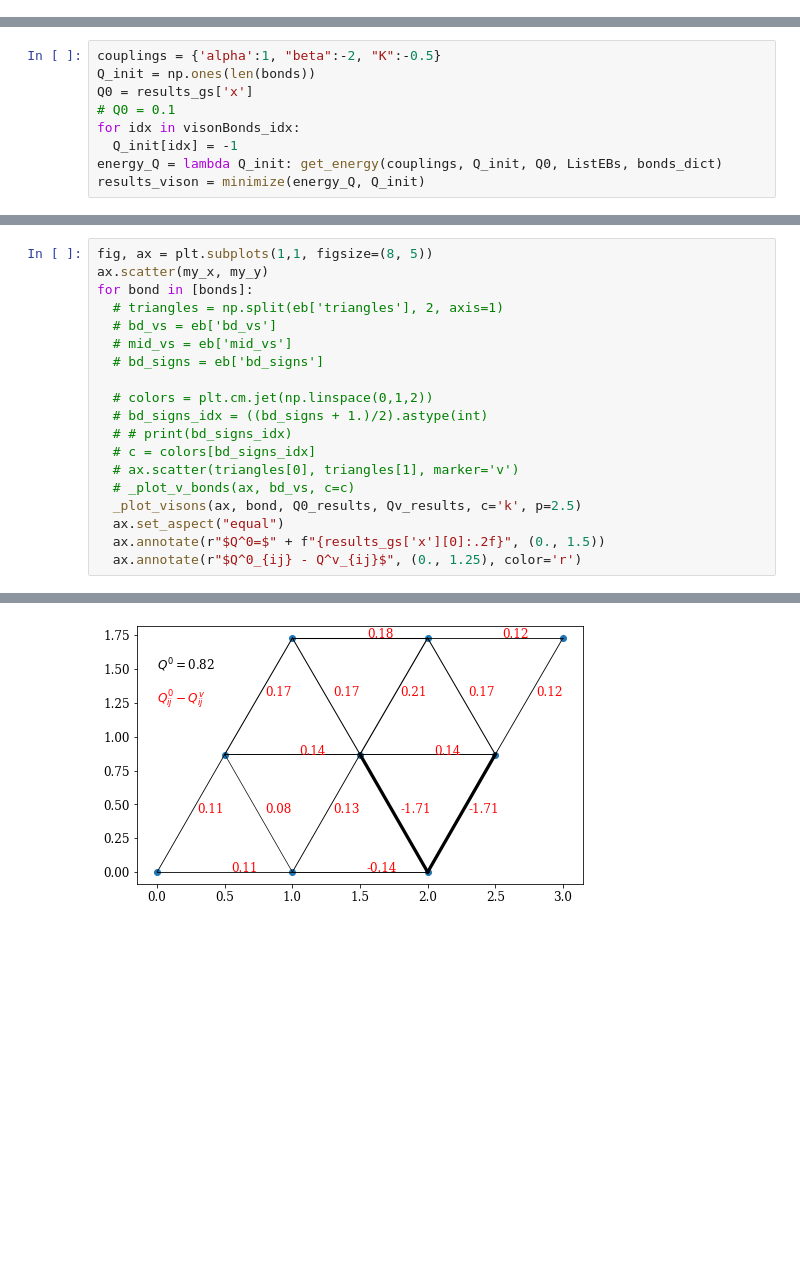
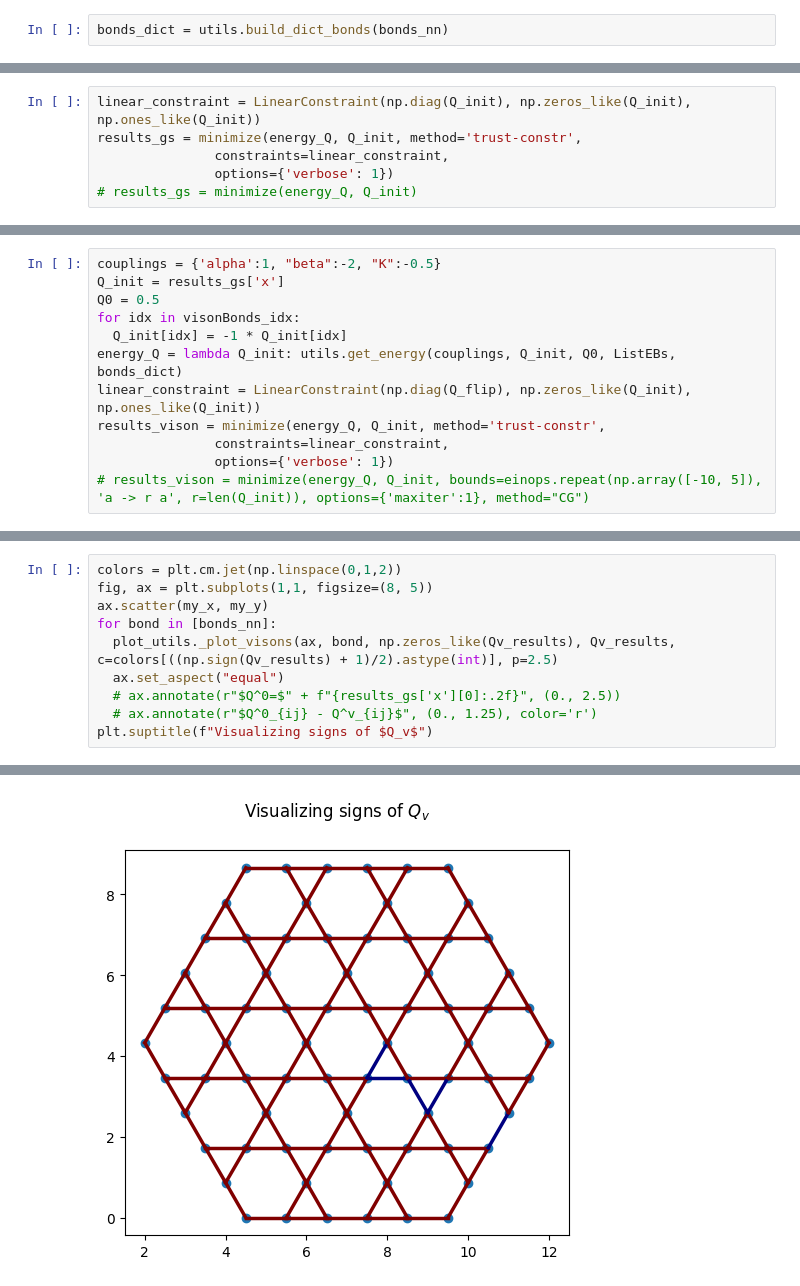
Before and after one commit to teng10/rydberg-vison, a Jupyter notebook: VisonSaddlePointKagome.ipynb, the cells around one changed output, grey strips where cells are left out. Drawn from its saved outputs; the diff is of its cells as text; blank space fills up the shorter version.

```diff
--- a/VisonSaddlePointKagome.ipynb
+++ b/VisonSaddlePointKagome.ipynb
@@ -516,0 +242,2 @@ time: 55.9 ms (started: 2022-10-25 16:48:51 +00:00)
+# %%
+bonds_dict = utils.build_dict_bonds(bonds_nn)
@@ -516,0 +249,6 @@ time: 55.9 ms (started: 2022-10-25 16:48:51 +00:00)
+# %%
+linear_constraint = LinearConstraint(np.diag(Q_init), np.zeros_like(Q_init), np.ones_like(Q_init))
+results_gs = minimize(energy_Q, Q_init, method='trust-constr',
+               constraints=linear_constraint,
+               options={'verbose': 1})
+# results_gs = minimize(energy_Q, Q_init)
@@ -541,10 +333,13 @@ time: 1.43 ms (started: 2022-10-25 16:48:55 +00:00)
 # %%
 couplings = {'alpha':1, "beta":-2, "K":-0.5}
-Q_init = np.ones(len(bonds))
-Q0 = results_gs['x']
-# Q0 = 0.1
+Q_init = results_gs['x']
+Q0 = 0.5
 for idx in visonBonds_idx:
-  Q_init[idx] = -1
-energy_Q = lambda Q_init: get_energy(couplings, Q_init, Q0, ListEBs, bonds_dict)
-results_vison = minimize(energy_Q, Q_init)
+  Q_init[idx] = -1 * Q_init[idx]
+energy_Q = lambda Q_init: utils.get_energy(couplings, Q_init, Q0, ListEBs, bonds_dict)
+linear_constraint = LinearConstraint(np.diag(Q_flip), np.zeros_like(Q_init),  np.ones_like(Q_init))
+results_vison = minimize(energy_Q, Q_init, method='trust-constr',
+               constraints=linear_constraint,
+               options={'verbose': 1})
+# results_vison = minimize(energy_Q, Q_init, bounds=einops.repeat(np.array([-10, 5]), 'a -> r a', r=len(Q_init)), options={'maxiter':1}, method="CG")
 # %% [output]
@@ -586,20 +383,11 @@ time: 4.07 ms (started: 2022-10-25 16:49:05 +00:00)
 # %%
+colors = plt.cm.jet(np.linspace(0,1,2))
 fig, ax = plt.subplots(1,1, figsize=(8, 5))
 ax.scatter(my_x, my_y)
-for bond in [bonds]:
-  # triangles = np.split(eb['triangles'], 2, axis=1)
-  # bd_vs = eb['bd_vs']
-  # mid_vs = eb['mid_vs']
-  # bd_signs = eb['bd_signs']
-
-  # colors = plt.cm.jet(np.linspace(0,1,2))
-  # bd_signs_idx = ((bd_signs + 1.)/2).astype(int)
-  # # print(bd_signs_idx)
-  # c = colors[bd_signs_idx]
-  # ax.scatter(triangles[0], triangles[1], marker='v')
-  # _plot_v_bonds(ax, bd_vs, c=c)
-  _plot_visons(ax, bond, Q0_results, Qv_results, c='k', p=2.5)
+for bond in [bonds_nn]:
+  plot_utils._plot_visons(ax, bond, np.zeros_like(Qv_results), Qv_results, c=colors[((np.sign(Qv_results) + 1)/2).astype(int)], p=2.5)
   ax.set_aspect("equal")
-  ax.annotate(r"$Q^0=$" + f"{results_gs['x'][0]:.2f}", (0., 1.5))
-  ax.annotate(r"$Q^0_{ij} - Q^v_{ij}$", (0., 1.25), color='r')
+  # ax.annotate(r"$Q^0=$" + f"{results_gs['x'][0]:.2f}", (0., 2.5))
+  # ax.annotate(r"$Q^0_{ij} - Q^v_{ij}$", (0., 1.25), color='r')
+plt.suptitle(f"Visualizing signs of $Q_v$")
 # %% [output]
@@ -606 +395 @@ for bond in [bonds]:
-[figure, old version]
+[figure, new version]
```
Also changed, not shown: parts of 234 cells of this notebook, 3 other files.
